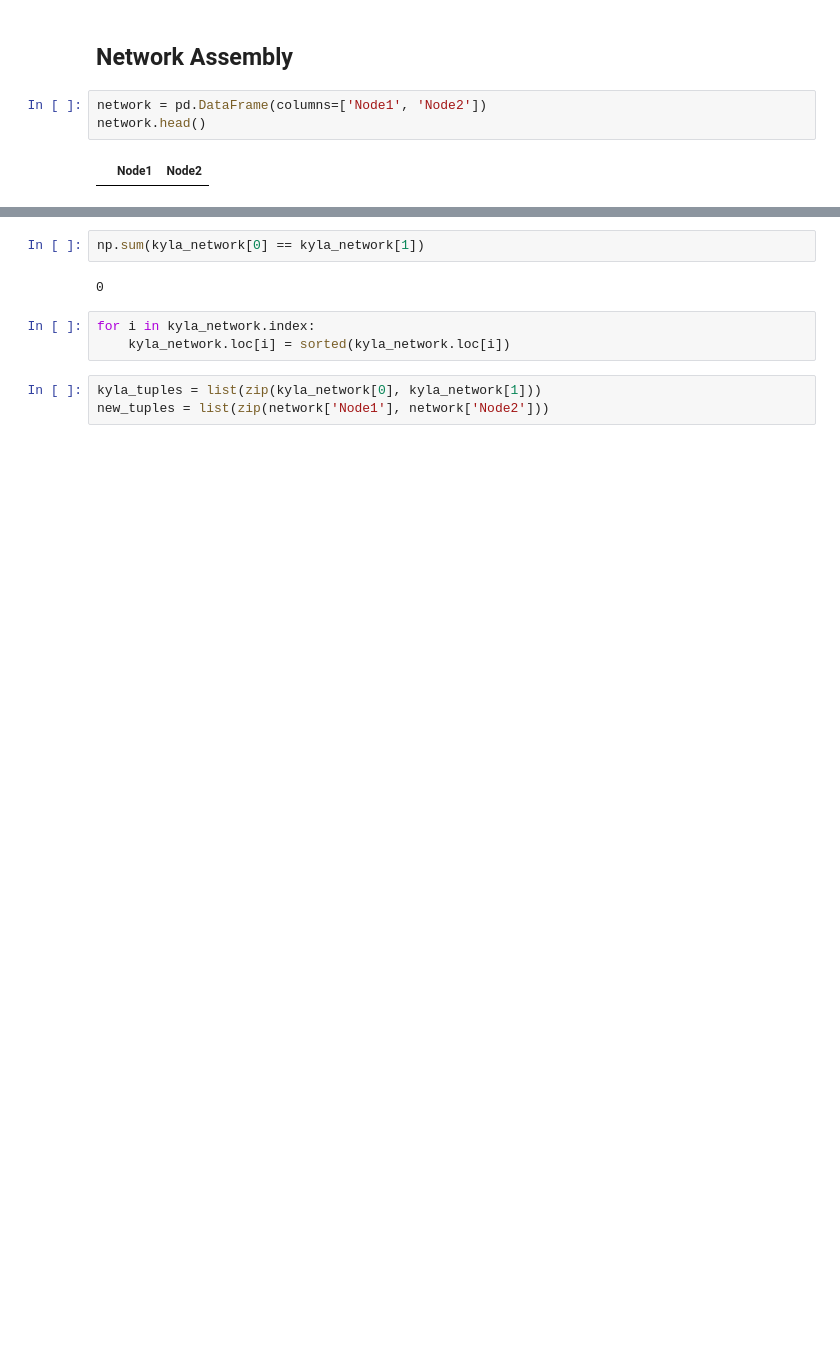
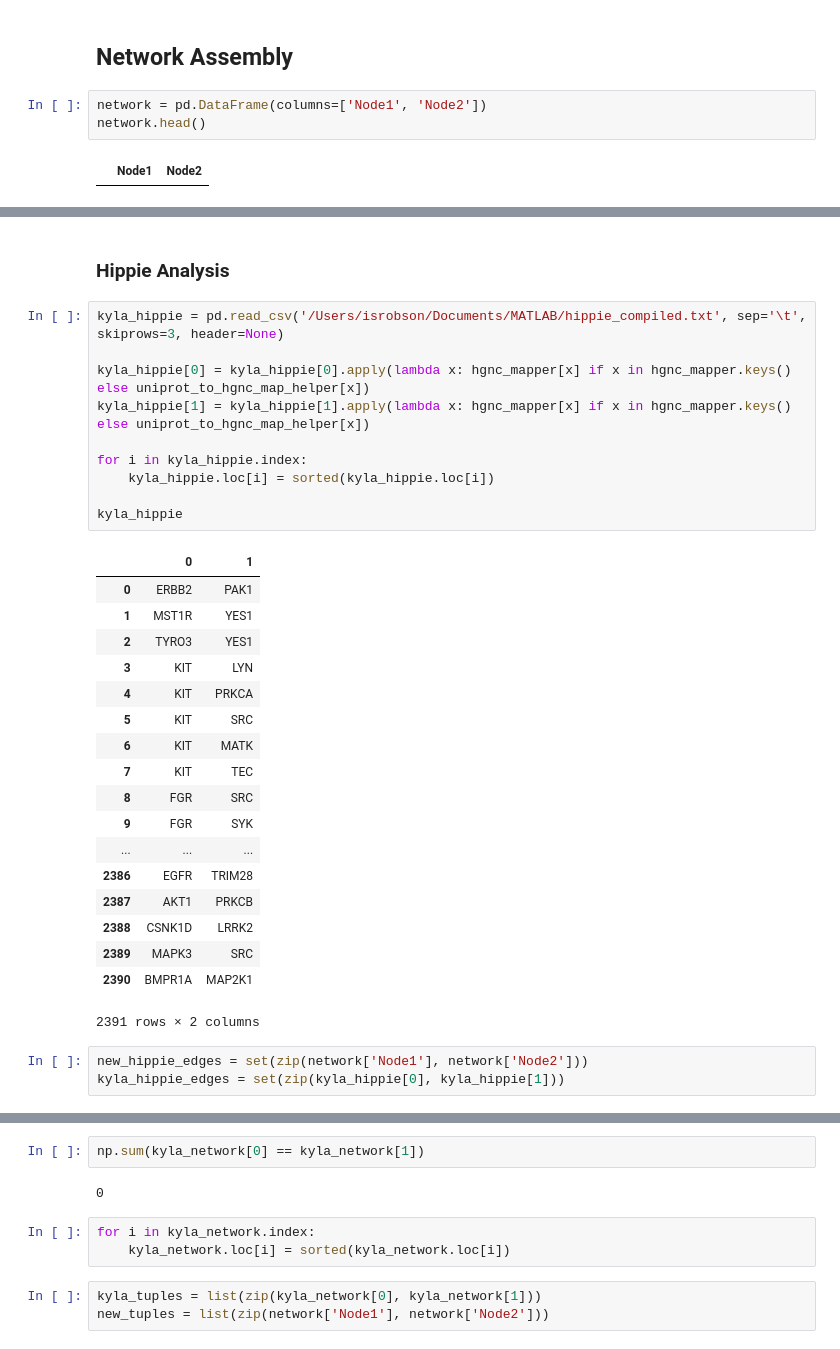
Before and after one commit to gomezlab/kinotypeClusteringAndRegression, a Jupyter notebook: src/assembleNetwork.ipynb, the cells around one changed output, grey strips where cells are left out. Cells and saved outputs as stored; diff of their text form; blank space fills up the shorter version.

```diff
--- a/src/assembleNetwork.ipynb
+++ b/src/assembleNetwork.ipynb
@@ -439,0 +626,34 @@ Adding mint to network
+# %% [markdown]
+### Hippie Analysis
+# %%
+kyla_hippie = pd.read_csv('/Users/isrobson/Documents/MATLAB/hippie_compiled.txt', sep='\t', skiprows=3, header=None)
+
+kyla_hippie[0] = kyla_hippie[0].apply(lambda x: hgnc_mapper[x] if x in hgnc_mapper.keys() else uniprot_to_hgnc_map_helper[x])
+kyla_hippie[1] = kyla_hippie[1].apply(lambda x: hgnc_mapper[x] if x in hgnc_mapper.keys() else uniprot_to_hgnc_map_helper[x])
+
+for i in kyla_hippie.index:
+    kyla_hippie.loc[i] = sorted(kyla_hippie.loc[i])
+
+kyla_hippie
+# %% [output]
+|  | 0 | 1 |
+| 0 | ERBB2 | PAK1 |
+| 1 | MST1R | YES1 |
+| 2 | TYRO3 | YES1 |
+| 3 | KIT | LYN |
+| 4 | KIT | PRKCA |
+| 5 | KIT | SRC |
+| 6 | KIT | MATK |
+| 7 | KIT | TEC |
+| 8 | FGR | SRC |
+| 9 | FGR | SYK |
+| ... | ... | ... |
+| 2386 | EGFR | TRIM28 |
+| 2387 | AKT1 | PRKCB |
+| 2388 | CSNK1D | LRRK2 |
+| 2389 | MAPK3 | SRC |
+| 2390 | BMPR1A | MAP2K1 |
+2391 rows × 2 columns
+# %%
+new_hippie_edges = set(zip(network['Node1'], network['Node2']))
+kyla_hippie_edges = set(zip(kyla_hippie[0], kyla_hippie[1]))
```
Also changed, not shown: parts of 97 cells of this notebook, 2 other files.
